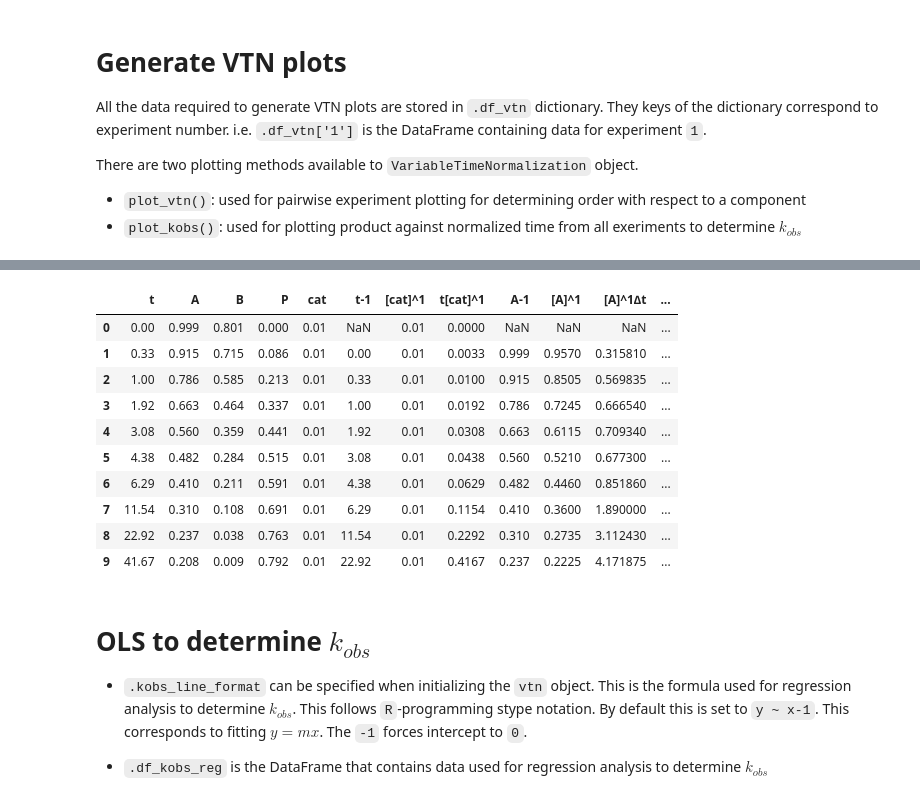
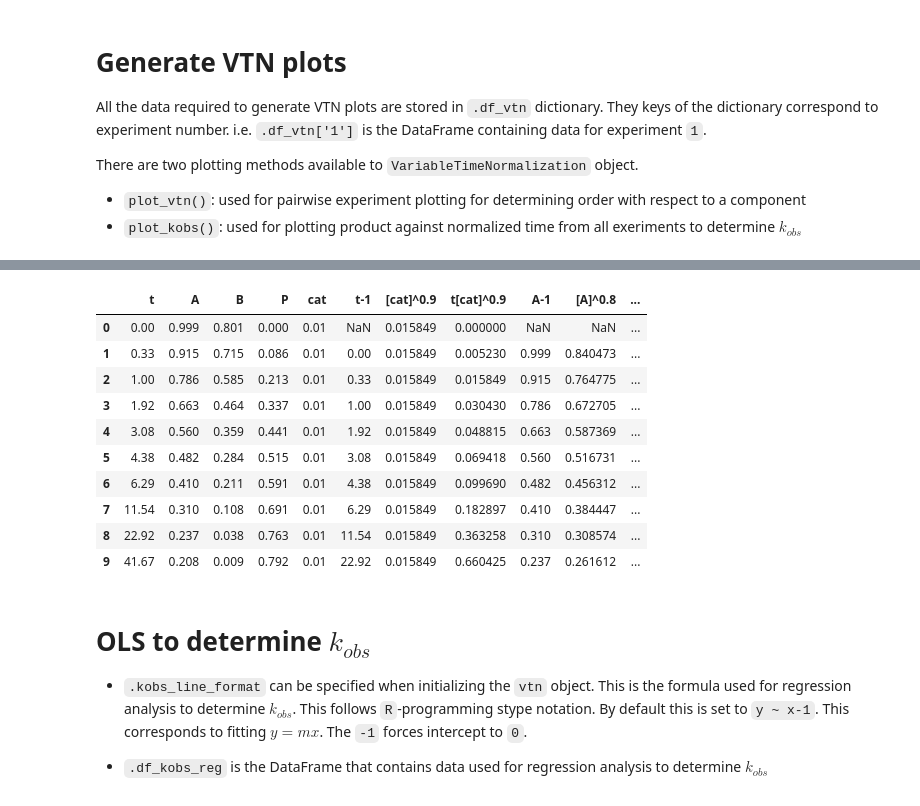
Before and after one commit to hnagib/Variable-Time-Normalization, a Jupyter notebook: notebooks/01-hnagib-oop.ipynb, the cells around one changed output, grey strips where cells are left out. Saved outputs shown, nothing was run; the diff lists cells and outputs as text; code cells hidden in the pictures.

```diff
--- a/notebooks/01-hnagib-oop.ipynb
+++ b/notebooks/01-hnagib-oop.ipynb
@@ -97,30 +97,30 @@ There are two plotting methods available to `VariableTimeNormalization` object.
 # %%
 exp = vtn.VariableTimeNormalization(
     load_data(4, '../data/', 'exp_{i}.csv'),
     exp_pairs=exp_pairs,
-    rxn_orders={'A':1, 'B':1, 'cat':1},
+    rxn_orders={'A':.8, 'B':1.1, 'cat':.9},
     product_name='P'
 )
 
 exp.plot_vtn('A')
 exp.plot_kobs()
 exp.df_vtn['3']
 # %% [output]
 [interactive output not drawn]
 [interactive output not drawn]
 [interactive output not drawn]
 [interactive output not drawn]
-|  | t | A | B | P | cat | t-1 | [cat]^1 | t[cat]^1 | A-1 | [A]^1 | [A]^1∆t | ... |
-| 0 | 0.00 | 0.999 | 0.801 | 0.000 | 0.01 | NaN | 0.01 | 0.0000 | NaN | NaN | NaN | ... |
-| 1 | 0.33 | 0.915 | 0.715 | 0.086 | 0.01 | 0.00 | 0.01 | 0.0033 | 0.999 | 0.9570 | 0.315810 | ... |
-| 2 | 1.00 | 0.786 | 0.585 | 0.213 | 0.01 | 0.33 | 0.01 | 0.0100 | 0.915 | 0.8505 | 0.569835 | ... |
-| 3 | 1.92 | 0.663 | 0.464 | 0.337 | 0.01 | 1.00 | 0.01 | 0.0192 | 0.786 | 0.7245 | 0.666540 | ... |
-| 4 | 3.08 | 0.560 | 0.359 | 0.441 | 0.01 | 1.92 | 0.01 | 0.0308 | 0.663 | 0.6115 | 0.709340 | ... |
-| 5 | 4.38 | 0.482 | 0.284 | 0.515 | 0.01 | 3.08 | 0.01 | 0.0438 | 0.560 | 0.5210 | 0.677300 | ... |
-| 6 | 6.29 | 0.410 | 0.211 | 0.591 | 0.01 | 4.38 | 0.01 | 0.0629 | 0.482 | 0.4460 | 0.851860 | ... |
-| 7 | 11.54 | 0.310 | 0.108 | 0.691 | 0.01 | 6.29 | 0.01 | 0.1154 | 0.410 | 0.3600 | 1.890000 | ... |
-| 8 | 22.92 | 0.237 | 0.038 | 0.763 | 0.01 | 11.54 | 0.01 | 0.2292 | 0.310 | 0.2735 | 3.112430 | ... |
-| 9 | 41.67 | 0.208 | 0.009 | 0.792 | 0.01 | 22.92 | 0.01 | 0.4167 | 0.237 | 0.2225 | 4.171875 | ... |
+|  | t | A | B | P | cat | t-1 | [cat]^0.9 | t[cat]^0.9 | A-1 | [A]^0.8 | ... |
+| 0 | 0.00 | 0.999 | 0.801 | 0.000 | 0.01 | NaN | 0.015849 | 0.000000 | NaN | NaN | ... |
+| 1 | 0.33 | 0.915 | 0.715 | 0.086 | 0.01 | 0.00 | 0.015849 | 0.005230 | 0.999 | 0.840473 | ... |
+| 2 | 1.00 | 0.786 | 0.585 | 0.213 | 0.01 | 0.33 | 0.015849 | 0.015849 | 0.915 | 0.764775 | ... |
+| 3 | 1.92 | 0.663 | 0.464 | 0.337 | 0.01 | 1.00 | 0.015849 | 0.030430 | 0.786 | 0.672705 | ... |
+| 4 | 3.08 | 0.560 | 0.359 | 0.441 | 0.01 | 1.92 | 0.015849 | 0.048815 | 0.663 | 0.587369 | ... |
+| 5 | 4.38 | 0.482 | 0.284 | 0.515 | 0.01 | 3.08 | 0.015849 | 0.069418 | 0.560 | 0.516731 | ... |
+| 6 | 6.29 | 0.410 | 0.211 | 0.591 | 0.01 | 4.38 | 0.015849 | 0.099690 | 0.482 | 0.456312 | ... |
+| 7 | 11.54 | 0.310 | 0.108 | 0.691 | 0.01 | 6.29 | 0.015849 | 0.182897 | 0.410 | 0.384447 | ... |
+| 8 | 22.92 | 0.237 | 0.038 | 0.763 | 0.01 | 11.54 | 0.015849 | 0.363258 | 0.310 | 0.308574 | ... |
+| 9 | 41.67 | 0.208 | 0.009 | 0.792 | 0.01 | 22.92 | 0.015849 | 0.660425 | 0.237 | 0.261612 | ... |
 # %% [markdown]
 # OLS to determine $k_{obs}$
 
```
